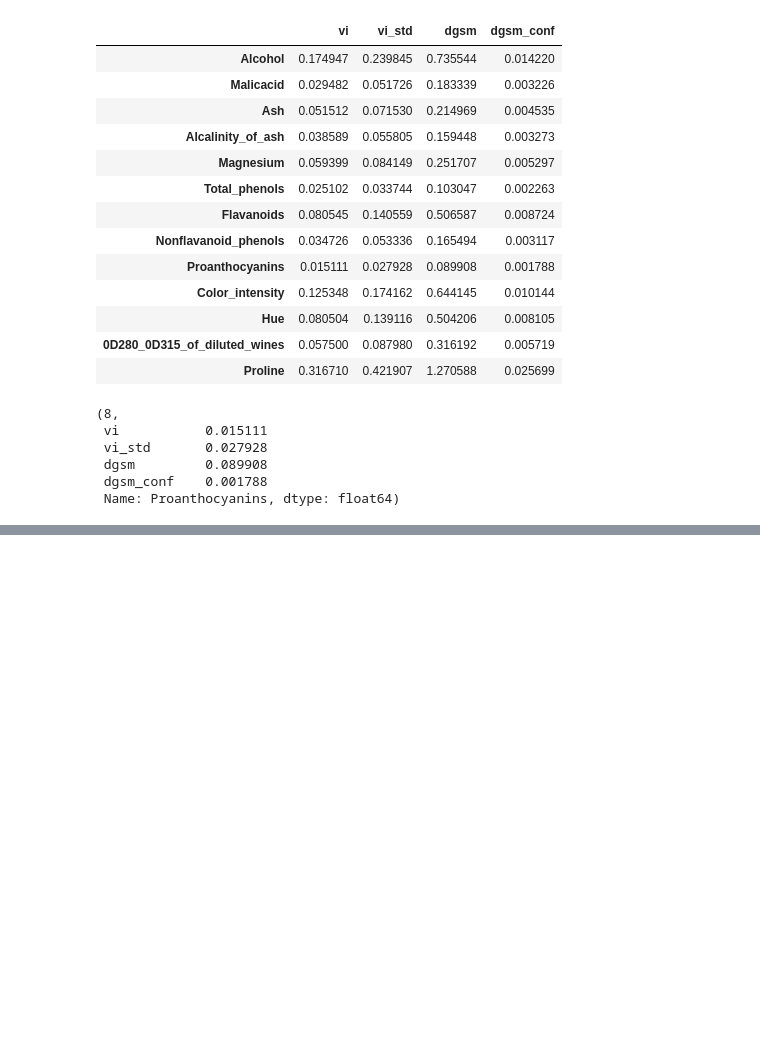
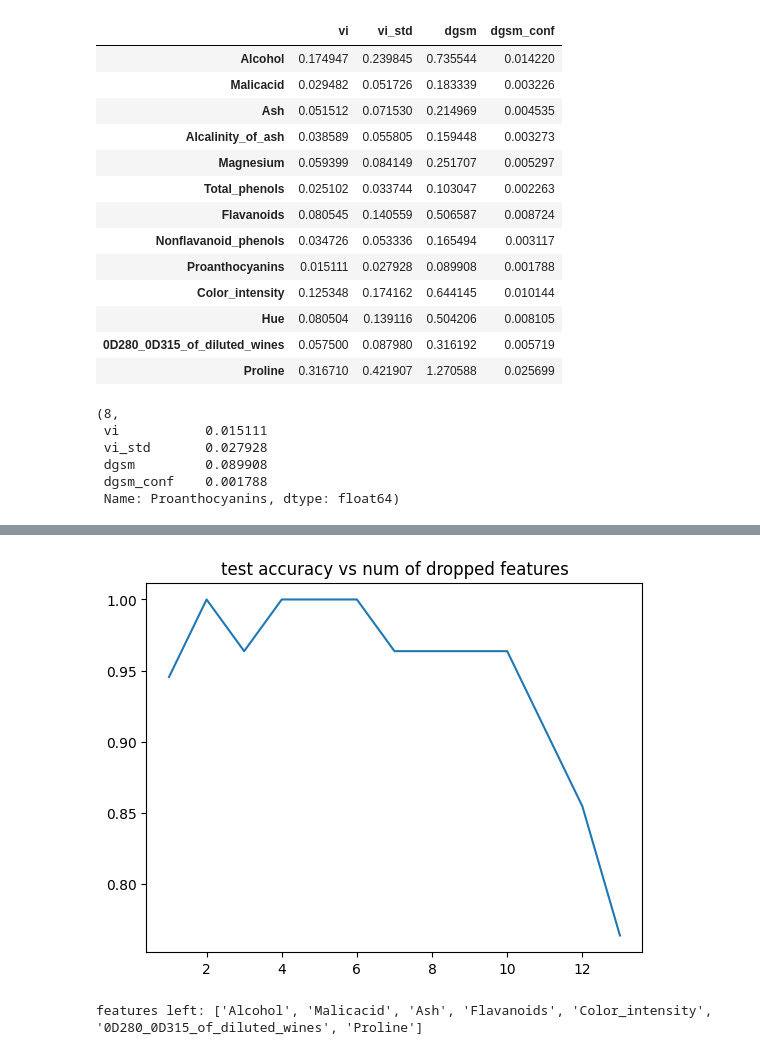
Before and after one commit to WFiIS-IS/ssn-xai, a Jupyter notebook: xai.ipynb, the cells around one changed output, grey strips where cells are left out. Cells and saved outputs as stored; diff of their text form; code cells hidden in the pictures; blank space fills up the shorter version.

```diff
--- a/xai.ipynb
+++ b/xai.ipynb
@@ -318,2 +327,31 @@ dropping feature: (2, 'Alcalinity_of_ash')
 ==================================================
 ... (14 outputs left out)
+# %%
+plt.plot(range(1, len(test_accs)+1), test_accs)
+plt.title("test accuracy vs num of dropped features")
+plt.show()
+# %% [output]
+[figure, added]
+# %%
+# hand picked from plot
+num_drop_features = 6
+
+reduced_headers = wine_headers.copy()
+indexes = list(range(len(reduced_headers)))
+for idx, _ in dropped_headers[:num_drop_features]:
+    del indexes[idx]
+    del reduced_headers[idx]
+
+reduced_datasets = {
+    key: TensorDataset(
+        dataset.tensors[0][:, indexes],
+        dataset.tensors[1]
+    )
+    for key, dataset in wine_datasets.items()
+}
+
+best_model = models[num_drop_features]
+
+print("features left:", reduced_headers)
+# %% [output]
+features left: ['Alcohol', 'Malicacid', 'Ash', 'Flavanoids', 'Color_intensity', '0D280_0D315_of_diluted_wines', 'Proline']
```
Also changed, not shown: parts of 8 cells of this notebook.
